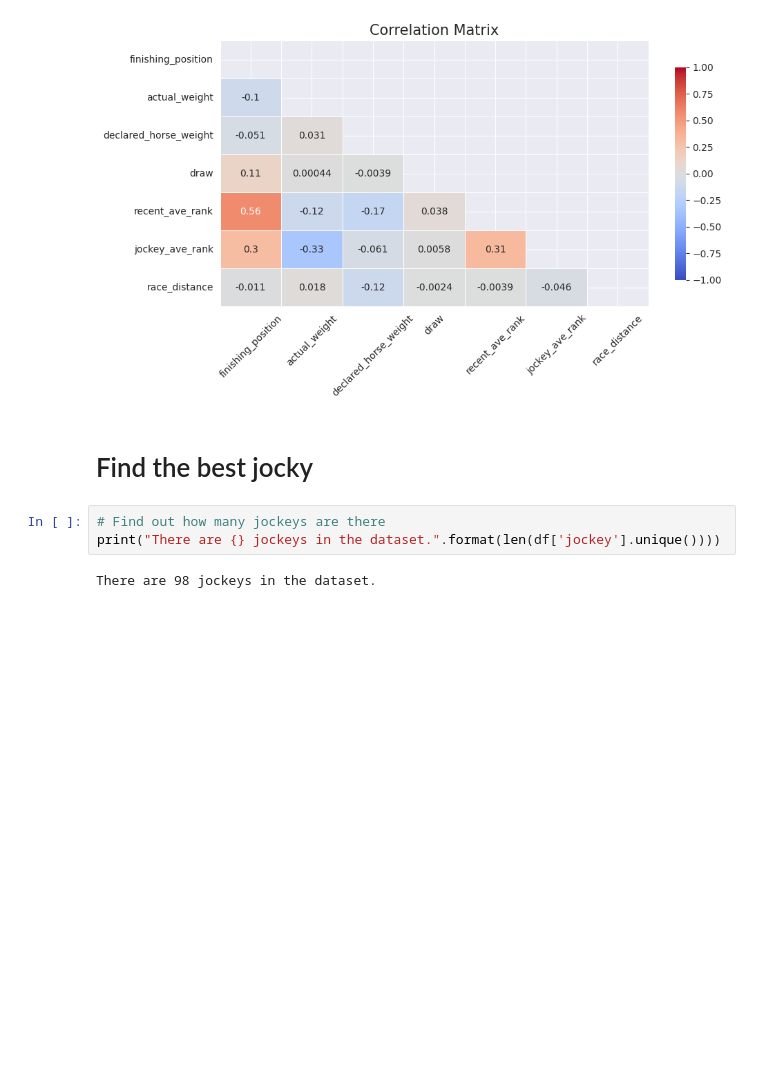
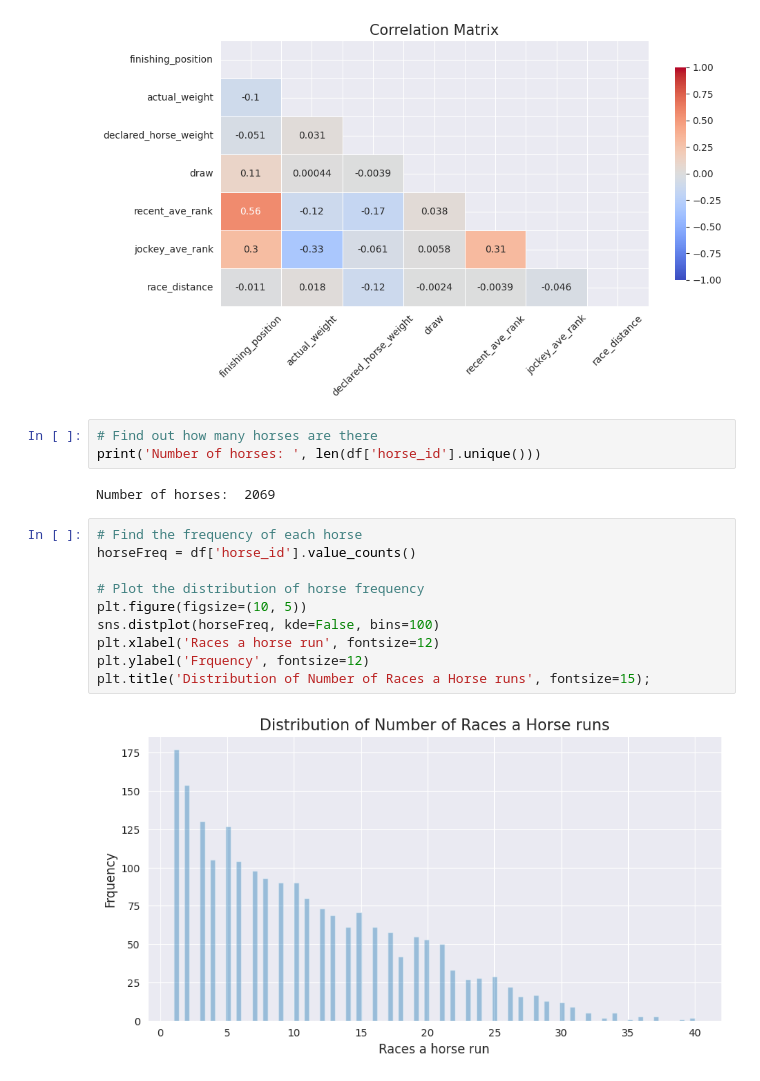
Before and after one commit to vaibhavthapli/Horse_race_big_data_derby_2022, a Jupyter notebook: advance_eda.ipynb, the cells around one changed output. Saved outputs shown, nothing was run; the diff lists cells and outputs as text; blank space fills up the shorter version.

```diff
--- a/advance_eda.ipynb
+++ b/advance_eda.ipynb
@@ -207,10 +207,20 @@ plt.xticks(rotation=45)
   Text(5.5, 0, 'jockey_ave_rank'),
   Text(6.5, 0, 'race_distance')])
 [figure]
-# %% [markdown]
-# Find the best jocky
-# %%
-# Find out how many jockeys are there
-print("There are {} jockeys in the dataset.".format(len(df['jockey'].unique())))
-# %% [output]
-There are 98 jockeys in the dataset.
+# %%
+# Find out how many horses are there
+print('Number of horses: ', len(df['horse_id'].unique()))
+# %% [output]
+Number of horses:  2069
+# %%
+# Find the frequency of each horse
+horseFreq = df['horse_id'].value_counts()
+
+# Plot the distribution of horse frequency
+plt.figure(figsize=(10, 5))
+sns.distplot(horseFreq, kde=False, bins=100)
+plt.xlabel('Races a horse run', fontsize=12)
+plt.ylabel('Frquency', fontsize=12)
+plt.title('Distribution of Number of Races a Horse runs', fontsize=15);
+# %% [output]
+[figure, added]
```
Also changed, not shown: parts of 1 cell of this notebook.
